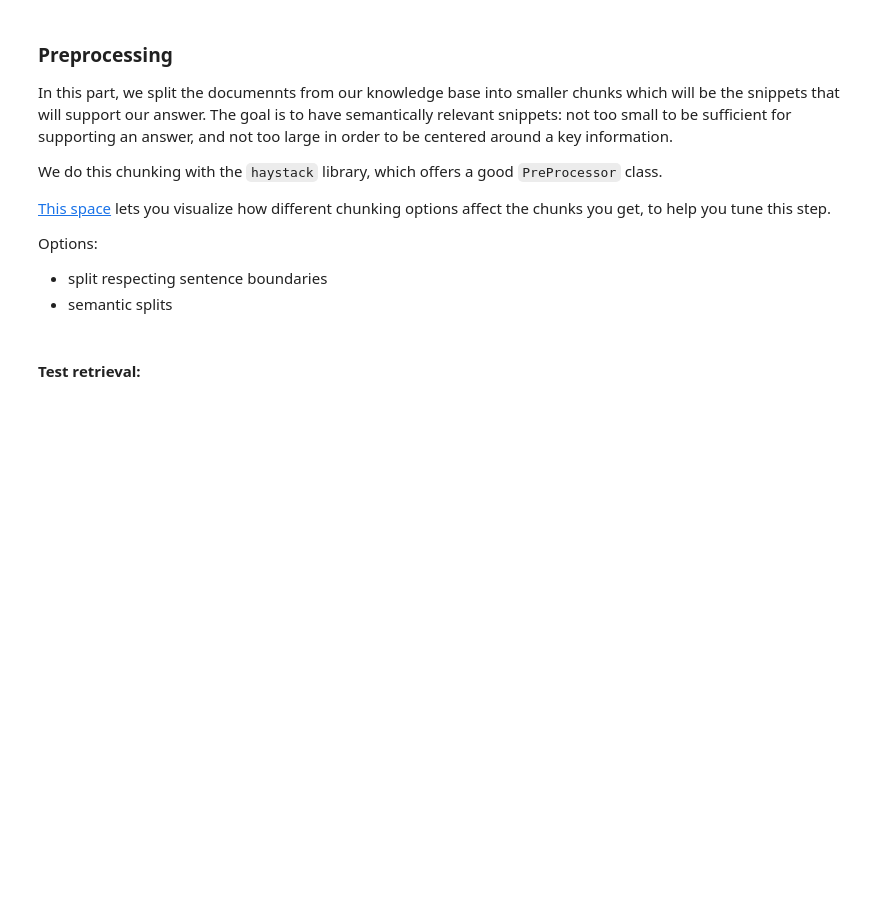
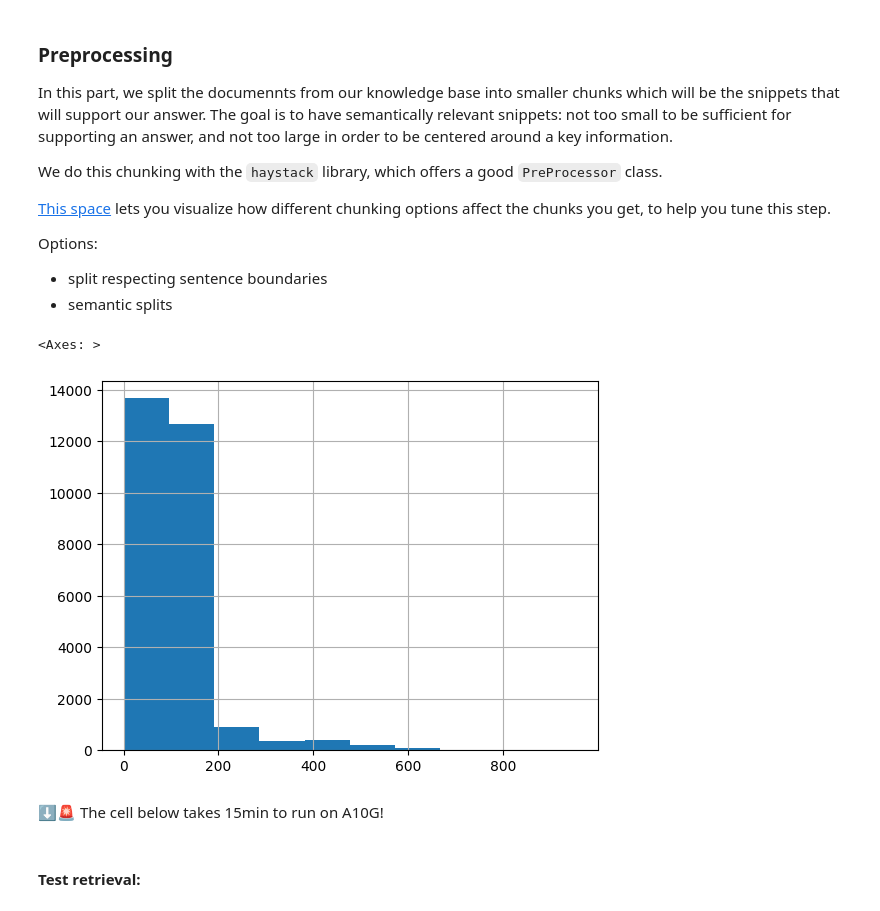
Before and after one commit to aymeric-roucher/RAG_cookbook, a Jupyter notebook: retrieval_augmented_generation.ipynb, the cells around one changed output. Drawn from its saved outputs; the diff is of its cells as text; code cells hidden in the pictures; blank space fills up the shorter version.

Commit message:
Setup full evaluation pipeline

```diff
--- a/retrieval_augmented_generation.ipynb
+++ b/retrieval_augmented_generation.ipynb
@@ -8,5 +13,7 @@
 ### Load documents
 # %%
+import datasets
+
 LOAD_LOCALLY = False
 
 if LOAD_LOCALLY:
@@ -31,7 +38,5 @@ if LOAD_LOCALLY:
     print(f'number of documents: {len(ds)}')
 
 else:
-    from datasets import load_dataset
-
-    ds = load_dataset("A-Roucher/huggingface_doc", split='train')
+    ds = datasets.load_dataset("A-Roucher/huggingface_doc", split='train')
 # %% [markdown]
@@ -40,20 +54,26 @@ In this part, we build a synthetic dataset of questions and associated contexts.
+# %%
+REBUILD_EVALUATION_DATASET = False
+
+if not REBUILD_EVALUATION_DATASET:
+    eval_dataset = datasets.load_dataset('A-Roucher/huggingface_doc_qa_eval')
 # %% [markdown]
 ### Prepare source documents
 
 We use Langchain's `RecursiveCharacterTextSplitter`, which makes efficient use of code language detection to make better splits.
 # %%
-from langchain.text_splitter import RecursiveCharacterTextSplitter
-from langchain.docstore.document import Document as LangchainDocument
+if REBUILD_EVALUATION_DATASET:
+    from langchain.text_splitter import RecursiveCharacterTextSplitter
+    from langchain.docstore.document import Document as LangchainDocument
 
-langchain_docs = [LangchainDocument(page_content=doc['text'], metadata={'source': doc['source']}) for doc in tqdm(ds)]
+    langchain_docs = [LangchainDocument(page_content=doc['text'], metadata={'source': doc['source']}) for doc in tqdm(ds)]
 
-text_splitter = RecursiveCharacterTextSplitter(
-    chunk_size=2000, chunk_overlap=200, add_start_index=True, separators=["\n\n", "\n", ".", " ", ""]
-)
+    text_splitter = RecursiveCharacterTextSplitter(
+        chunk_size=2000, chunk_overlap=200, add_start_index=True, separators=["\n\n", "\n", ".", " ", ""]
+    )
 
-docs_processed = []
-for doc in langchain_docs:
-    docs_processed += text_splitter.split_documents([doc])
+    docs_processed = []
+    for doc in langchain_docs:
+        docs_processed += text_splitter.split_documents([doc])
 # %% [markdown]
 ### Setup chains for question generation
 # %%
@@ -238,7 +258,7 @@ from langchain.docstore.document import Document as LangchainDocument
 langchain_docs = [LangchainDocument(page_content=doc['text'], metadata={'source': doc['source']}) for doc in tqdm(ds)]
 
 text_splitter = RecursiveCharacterTextSplitter(
-    chunk_size=1000, chunk_overlap=200, add_start_index=True, separators=["\n\n", "\n", ".", " ", ""]
+    chunk_size=1000, chunk_overlap=100, add_start_index=True, separators=["\n\n", "\n", ".", " ", ""]
 )
 
 docs_processed = []
@@ -249,3 +267,8 @@ USE_INSTRUCT_EMBEDDINGS = False
+# %%
+pd.Series([len(doc.page_content.split(' ')) for doc in docs_processed]).hist()
+# %% [output]
+<Axes: >
+[figure, added]
 # %%
 from langchain.embeddings import HuggingFaceEmbeddings, HuggingFaceInstructEmbeddings
 
@@ -268,3 +291,5 @@ embeddings = embedding_model.embed_documents(texts=[d.page_content for d in lang
+# %% [markdown]
+⬇️🚨 The cell below takes 15min to run on A10G!
 # %%
 from langchain.vectorstores import FAISS
 
```
Also changed, not shown: parts of 44 cells of this notebook, 4 other files.
